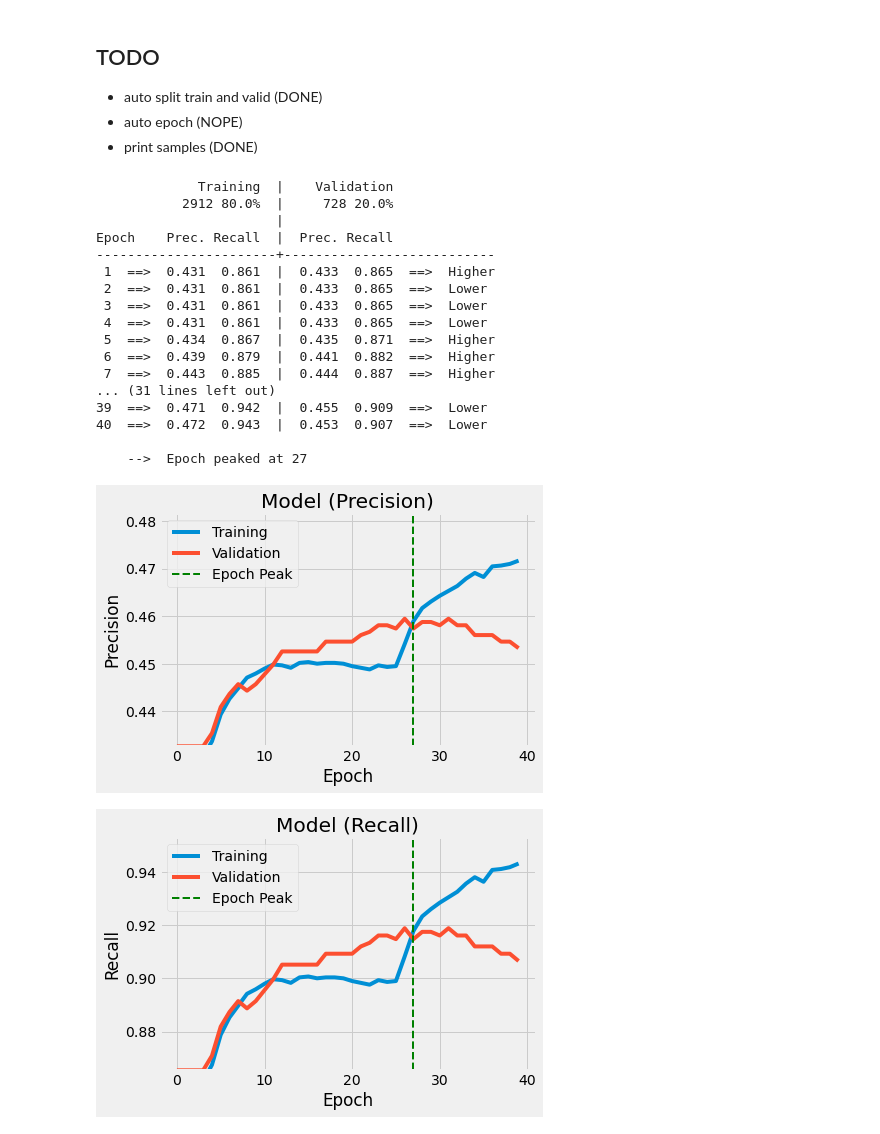
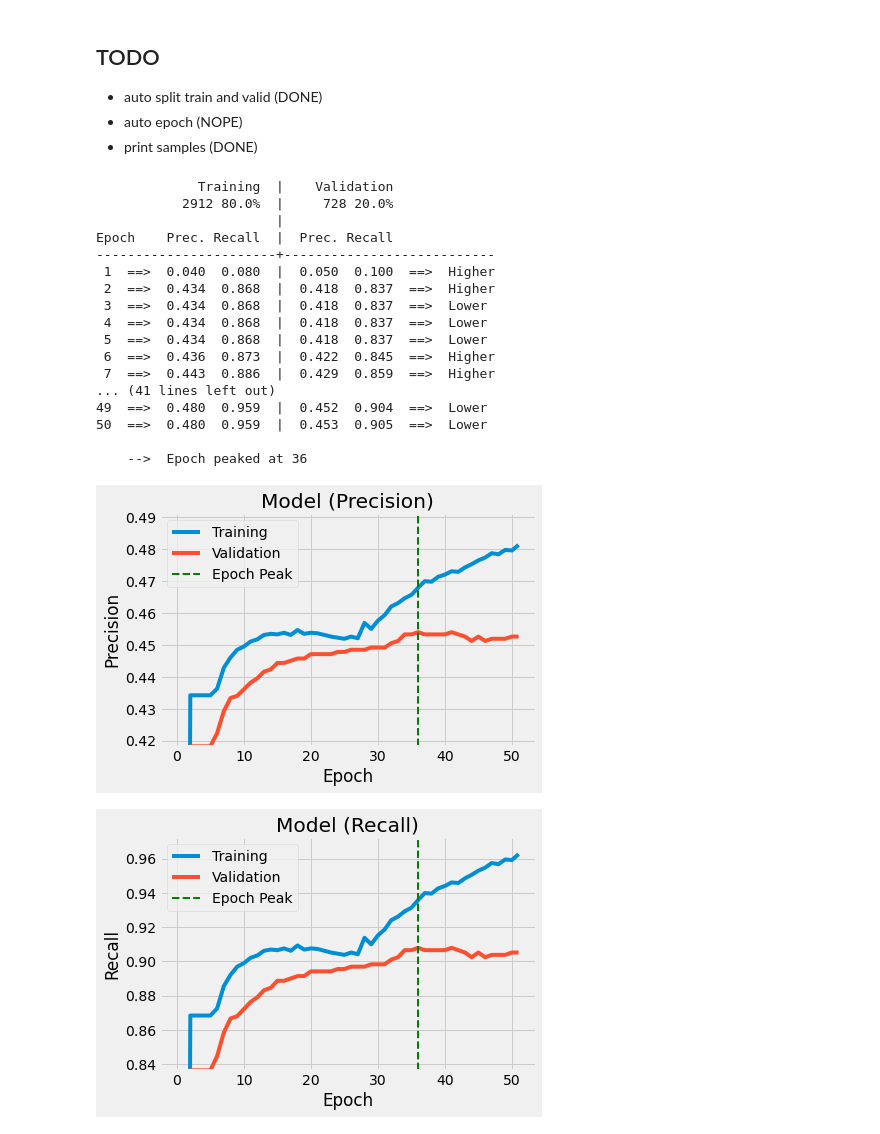
Before and after one commit to Kofoedsan/Python-TrustpilotPredict, a Jupyter notebook: 03_evaluate_fasttext.ipynb, the cells around one changed output. Cells and saved outputs as stored; diff of their text form; code cells hidden in the pictures.

Commit message:
fixed offset issue in plotting

```diff
--- a/03_evaluate_fasttext.ipynb
+++ b/03_evaluate_fasttext.ipynb
@@ -27,17 +27,20 @@ def split_csv_file(file, weight):
 # %%
 # Funktion til at omregne til procent
 def to_perc(a, b):
-    return a / (a+b) * 100
+    c = 0
+    if (a > 0) and (b > 0):
+        c = a / (a+b) * 100
+    return c
 # %%
 # Funktion til at finde den mest optimale epoch iteration af datasættet
 def model_trainer():
-    models_train = []
-    models_valid = []
+    models_train = [(0,0,0)]
+    models_valid = [(0,0,0)]
     peak_epoch = 0
     peak_value = 0.0
 
-    with tqdm(total=epoch) as progress:
-        for i in range(1, epoch+1):
+    with tqdm(total=epoch+1) as progress:
+        for i in range(epoch+1):
             progress.update(1)
 
             model = fasttext.train_supervised(input=data_train, epoch=i, lr=lr, wordNgrams=wordNgrams, bucket=bucket, dim=dim, loss=loss)
@@ -45,34 +48,35 @@ def model_trainer():
             models_train.append(model.test(data_train, k=top_labels))
             models_valid.append(model.test(data_valid, k=top_labels))
 
-            if (len(models_train) == 1):
+            if (len(models_train) == 3):
                 print('             Training  |    Validation')
-                print('        ', '{0:6}'.format(models_train[i-1][0]), '{:.1f}'.format(to_perc(models_train[i-1][0], models_valid[i-1][0])) + '%',
-                      ' | ', '{0:6}'.format(models_valid[i-1][0]), '{:.1f}'.format(to_perc(models_valid[i-1][0], models_train[i-1][0])) + '%')
+                print('        ', '{0:6}'.format(models_train[i][0]), '{:.1f}'.format(to_perc(models_train[i][0], models_valid[i][0])) + '%',
+                      ' | ', '{0:6}'.format(models_valid[i][0]), '{:.1f}'.format(to_perc(models_valid[i][0], models_train[i][0])) + '%')
                 print('                       |')
                 print('Epoch   ', 'Prec.', 'Recall  | ', 'Prec.', 'Recall')
                 print('-----------------------+---------------------------')
 
-            if (models_valid[i-1][1] > peak_value):
-                peak_value = models_valid[i-1][1]
+            if (models_valid[i][1] > peak_value):
+                peak_value = models_valid[i][1]
                 peak_epoch = i
+                peak_model = model
                 precision = '\033[92mHigher\033[0m'
             else:
                 precision = '\033[91mLower\033[0m'
 
-            print('{0:2}'.format(i), ' ==> ', '{:.3f}'.format(models_train[i-1][1]), ' {:.3f}'.format(models_train[i-1][2]),
-                  ' |', ' {:.3f}'.format(models_valid[i-1][1]), ' {:.3f}'.format(models_valid[i-1][2]), ' ==> ', precision)
+            if (len(models_train) > 2):
+                print('{0:2}'.format(i), ' ==> ', '{:.3f}'.format(models_train[i][1]), ' {:.3f}'.format(models_train[i][2]),
+                      ' |', ' {:.3f}'.format(models_valid[i][1]), ' {:.3f}'.format(models_valid[i][2]), ' ==> ', precision)
 
         print('\n    -->  Epoch peaked at', '\033[1m' + '\033[94m' + str(peak_epoch))
 
-        model = fasttext.train_supervised(input=data_train, epoch=peak_epoch, lr=lr, wordNgrams=wordNgrams, bucket=bucket, dim=dim, loss=loss)
-        model.save_model('./data/fasttext_trained_model.bin')
+        peak_model.save_model('./data/fasttext_trained_model.bin')
 
         return peak_epoch, models_train, models_valid
 # %%
 # Visualisér modellen via plotting
 def model_plot(title, i, model_valid_epoch, models_train, models_valid):
-    threshold = 0.0
+    threshold = 0.2
     y_range_min = min([y[i] for y in models_valid if y[i] > threshold])
     y_range_max = max([y[i] for y in models_train if y[i] > threshold])
 
@@ -90,41 +94,41 @@ def model_plot(title, i, model_valid_epoch, models_train, models_valid):
 # %%
 # Træn modellen ud fra givne parameter
 file = 'sklearn'
 
-epoch      = 40
+epoch      = 50
 lr         = 0.1
 wordNgrams = 2
 bucket     = 20000
 dim        = 100
 loss       = 'ova'
 
 top_labels = 2
 data_train = './data/' + file + '.train'
 data_valid = './data/' + file + '.valid'
 
 weight     = 0.8
 split_csv_file(file, weight)
 
 mt = model_trainer()
 model_plot('Precision', 1, mt[0], mt[1], mt[2])
 model_plot('Recall', 2, mt[0], mt[1], mt[2])
 # %% [output]
              Training  |    Validation
            2912 80.0%  |     728 20.0%
                        |
 Epoch    Prec. Recall  |  Prec. Recall
 -----------------------+---------------------------
- 1  ==>  0.431  0.861  |  0.433  0.865  ==>  Higher
- 2  ==>  0.431  0.861  |  0.433  0.865  ==>  Lower
- 3  ==>  0.431  0.861  |  0.433  0.865  ==>  Lower
- 4  ==>  0.431  0.861  |  0.433  0.865  ==>  Lower
- 5  ==>  0.434  0.867  |  0.435  0.871  ==>  Higher
- 6  ==>  0.439  0.879  |  0.441  0.882  ==>  Higher
- 7  ==>  0.443  0.885  |  0.444  0.887  ==>  Higher
-... (31 lines left out)
-39  ==>  0.471  0.942  |  0.455  0.909  ==>  Lower
-40  ==>  0.472  0.943  |  0.453  0.907  ==>  Lower
+ 1  ==>  0.040  0.080  |  0.050  0.100  ==>  Higher
+ 2  ==>  0.434  0.868  |  0.418  0.837  ==>  Higher
+ 3  ==>  0.434  0.868  |  0.418  0.837  ==>  Lower
+ 4  ==>  0.434  0.868  |  0.418  0.837  ==>  Lower
+ 5  ==>  0.434  0.868  |  0.418  0.837  ==>  Lower
+ 6  ==>  0.436  0.873  |  0.422  0.845  ==>  Higher
+ 7  ==>  0.443  0.886  |  0.429  0.859  ==>  Higher
+... (41 lines left out)
+49  ==>  0.480  0.959  |  0.452  0.904  ==>  Lower
+50  ==>  0.480  0.959  |  0.453  0.905  ==>  Lower
 
-    -->  Epoch peaked at 27
+    -->  Epoch peaked at 36
-[figure, old version]
+[figure, new version]
-[figure, old version]
+[figure, new version]
```
Also changed, not shown: 3 other files.
